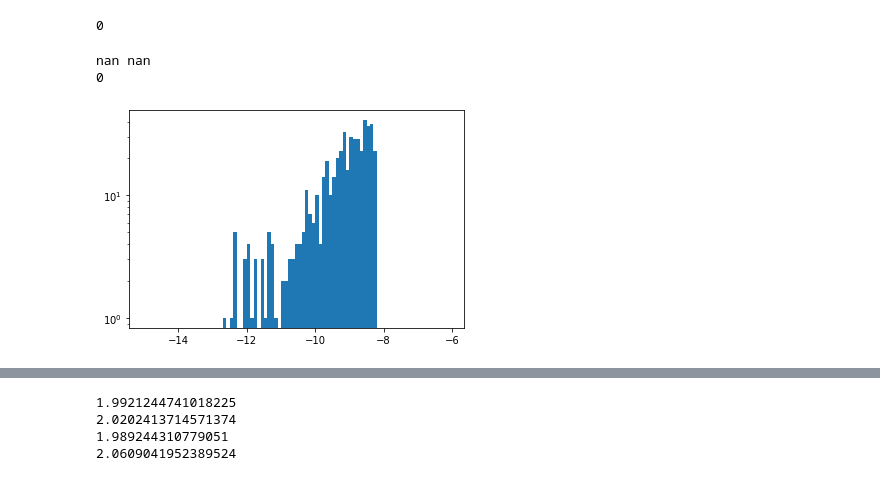
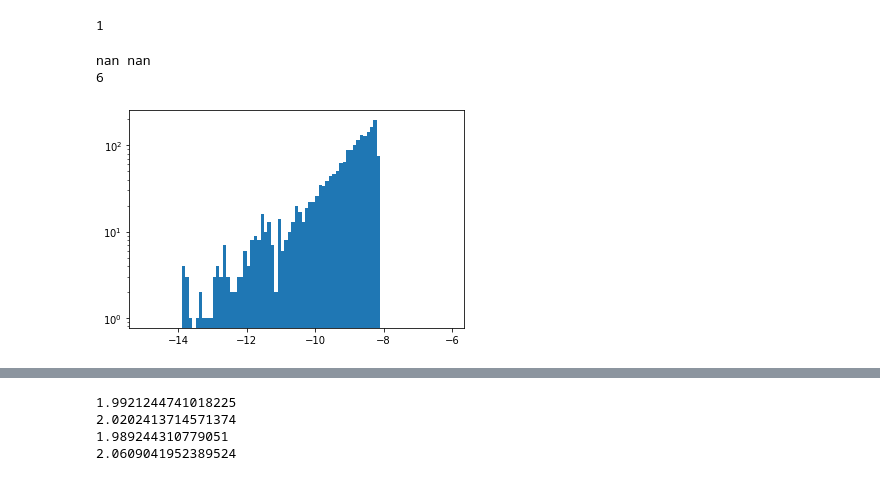
Before and after one commit to kpaskov/PhasingFamilies, a Jupyter notebook: phase/IBD.ipynb, the cells around one changed output, grey strips where cells are left out. Cells and saved outputs as stored; diff of their text form; code cells hidden in the pictures.

```diff
--- a/phase/IBD.ipynb
+++ b/phase/IBD.ipynb
@@ -132,17 +132,18 @@ mat_gcs = np.array([sibpair_to_num_mat_gcs[x] for x in sibpairs])
 pat_gcs = np.array([sibpair_to_num_pat_gcs[x] for x in sibpairs])
 # %%
 # remove twins
-is_twin = ((mat_ibd>0.9) & (pat_ibd>0.9)) | (mat_crossovers > 500) | (pat_crossovers > 500)
+is_twin = ((mat_ibd>0.9) & (pat_ibd>0.9))
+is_outlier = is_twin | (mat_crossovers > 500) | (pat_crossovers > 500)
 print(np.sum(is_twin))
 # %% [output]
-0
+1
 # %%
-x_min, x_max = np.round(np.min(mat_crossovers[~is_twin]), -1)-10, np.round(np.max(mat_crossovers[~is_twin]), -1)+10
-y_min, y_max = np.round(np.min(pat_crossovers[~is_twin]), -1)-10, np.round(np.max(pat_crossovers[~is_twin]), -1)+10
+x_min, x_max = np.round(np.min(mat_crossovers[~is_twin]), -1)-10, np.round(np.max(mat_crossovers[~is_outlier]), -1)+10
+y_min, y_max = np.round(np.min(pat_crossovers[~is_twin]), -1)-10, np.round(np.max(pat_crossovers[~is_outlier]), -1)+10
 
 # KDE
-kde = KernelDensity(kernel='gaussian', bandwidth=10).fit(np.hstack((mat_crossovers[~is_twin, np.newaxis],
-                                                                    pat_crossovers[~is_twin, np.newaxis])))
+kde = KernelDensity(kernel='gaussian', bandwidth=10).fit(np.hstack((mat_crossovers[~is_outlier, np.newaxis],
+                                                                    pat_crossovers[~is_outlier, np.newaxis])))
 xintervals = np.arange(x_min, x_max)
 yintervals = np.arange(y_min, y_max)
 gridx, gridy = np.meshgrid(xintervals, yintervals)
@@ -153,24 +154,24 @@ predict_outlier = kde.score_samples(np.hstack((mat_crossovers[:, np.newaxis], pa
 # %%
 bins = np.arange(-15, -6, 0.1)
 ns, _, _ = plt.hist(predict_outlier, bins=bins, log=True)
 start_index, end_index = 60, 75
 m, b = np.polyfit(bins[start_index:end_index], np.log(ns[start_index:end_index]), 1)
 
 outlier_cutoff = -b/m
 
 plt.plot([outlier_cutoff+0.05, bins[end_index]+0.05], [np.exp(m*outlier_cutoff+b), np.exp(m*bins[end_index]+b)])
 print(m, b)
 plt.axvline(outlier_cutoff)
 
-is_outlier = is_twin | (predict_outlier<outlier_cutoff)
+is_outlier = is_outlier | (predict_outlier<outlier_cutoff)
 
 print(np.sum(is_outlier))
 
 plt.show()
 # %% [output]
 nan nan
-0
+6
-[figure, old version]
+[figure, new version]
 # %%
 # gaussian
 #mean = np.mean(np.hstack((mat_crossovers[:, np.newaxis], pat_crossovers[:, np.newaxis])), axis=0)
```
Also changed, not shown: parts of 17 cells of this notebook, 10 other files.
